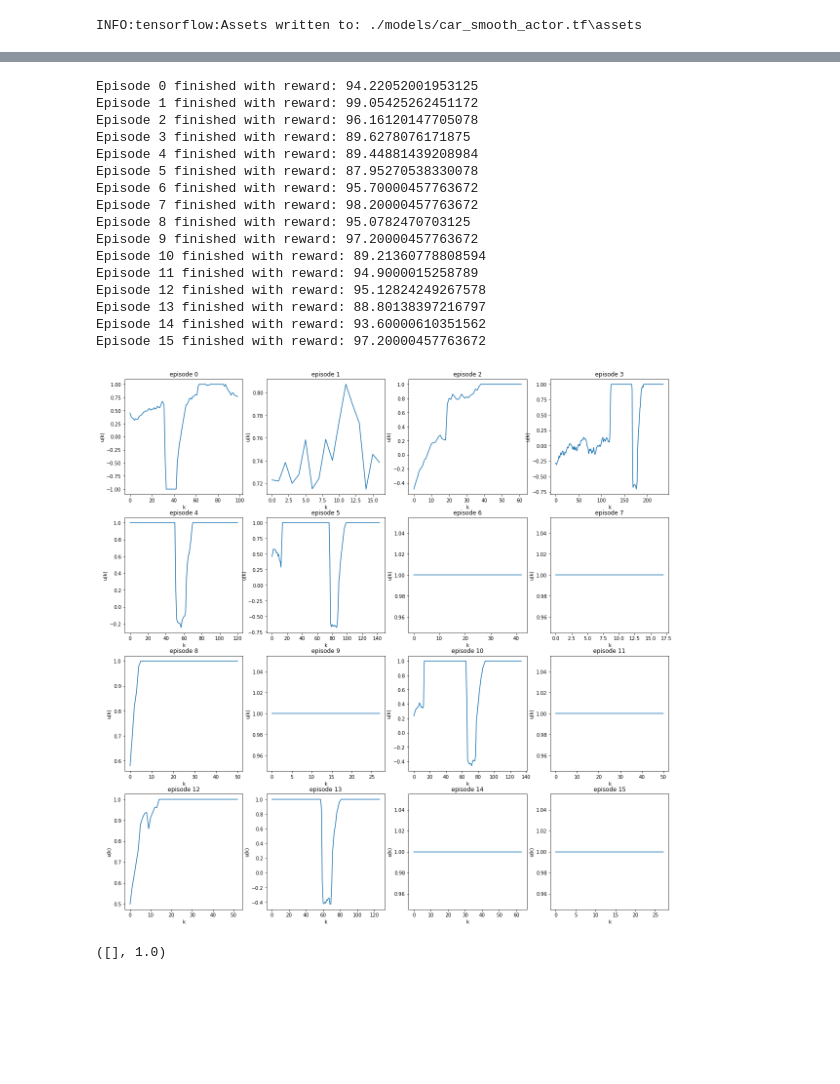
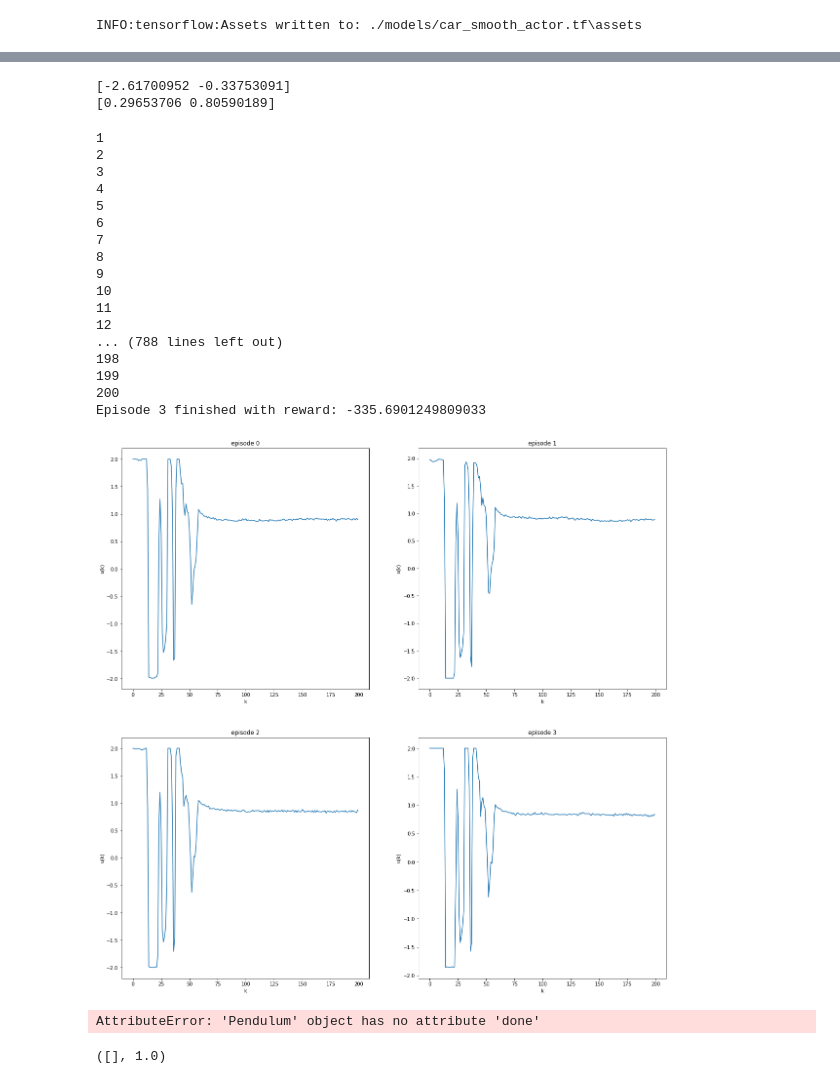
Before and after one commit to Ramlaoui/guaranteed-nn-control, a Jupyter notebook: main_ddpg.ipynb, the cells around one changed output, grey strips where cells are left out. Cells and saved outputs as stored; diff of their text form; code cells hidden in the pictures; blank space fills up the shorter version.

```diff
--- a/main_ddpg.ipynb
+++ b/main_ddpg.ipynb
@@ -40,6 +40,3 @@ def plot_3d(env, actor, N=1000, pendulum=False):
     ax.set_zlabel('z: action')
 
     plt.show()
-# %%
-with tf.device('/cpu:0'):
-    agent.start_training(env, agent, n_episodes=300)
@@ -96,11 +74,11 @@ agent = DDPG(env.observation_space.shape[0], 1, upper_bounds=env.action_space.hi
 agent.actor = keras.models.load_model("./models/car_smooth_actor.tf")
 plot_3d(env, agent.actor, N=2000, pendulum=False)
 
-env = MountainCar()
+env = Pendulum()
 env.reset()
 agent = DDPG(env.observation_space.shape[0], 1, upper_bounds=env.action_space.high, n_layer1=16, n_layer2=16, batch_size=16, noise_std=0.4, epsilon_s=0.05, lambda_smooth=0, D_s=10)
-agent.actor = keras.models.load_model("./models/car_actor.tf")
-plot_3d(env, agent.actor, N=2000, pendulum=False)
+agent.actor = keras.models.load_model("./models/pendulum_actor_16_small_interval.tf")
+plot_3d(env, agent.actor, N=2000, pendulum=True)
 
 env = Pendulum()
 env.reset()
@@ -114,27 +92,40 @@ plot_3d(env, agent.actor, N=2000, pendulum=True)
 # %%
-env = Pendulum()
-env.reset()
-agent = DDPG(env.observation_space.shape[0], 1, upper_bounds=env.action_space.high, n_layer1=16, n_layer2=16, batch_size=16, noise_std=0.1, epsilon_s=0.05, lambda_smooth=0.2, D_s=10)
-agent.actor = keras.models.load_model("./models/car_smooth_actor.tf")
-eps_rewards, observations, actions = play(env, agent, n_games= 16, input_interval=input_interval, plot=True)
+%matplotlib inline
+with tf.device("/cpu:0"):
+    env = pendulum()
+    print(env.unwrapped.state)
+    env.reset()
+    print(env.state)
+    agent = DDPG(env.observation_space.shape[0], 1, upper_bounds=env.action_space.high, n_layer1=16, n_layer2=16, batch_size=16, noise_std=0.1, epsilon_s=0.05, lambda_smooth=0.2, D_s=10)
+    agent.actor = keras.models.load_model("./models/pendulum_smooth_actor3.tf")
+    input_interval = Interval(interval=[[np.pi,np.pi+0.01], [1, 1+0.01]])
+    eps_rewards, observations, actions = play(env, agent, n_games= 4, input_interval=input_interval, plot=True, watch=False)
 # %% [output]
-Episode 0 finished with reward: 94.22052001953125
-Episode 1 finished with reward: 99.05425262451172
-Episode 2 finished with reward: 96.16120147705078
-Episode 3 finished with reward: 89.6278076171875
-Episode 4 finished with reward: 89.44881439208984
-Episode 5 finished with reward: 87.95270538330078
-Episode 6 finished with reward: 95.70000457763672
-Episode 7 finished with reward: 98.20000457763672
-Episode 8 finished with reward: 95.0782470703125
-Episode 9 finished with reward: 97.20000457763672
-Episode 10 finished with reward: 89.21360778808594
-Episode 11 finished with reward: 94.9000015258789
-Episode 12 finished with reward: 95.12824249267578
-Episode 13 finished with reward: 88.80138397216797
-Episode 14 finished with reward: 93.60000610351562
-Episode 15 finished with reward: 97.20000457763672
+[-2.61700952 -0.33753091]
+[0.29653706 0.80590189]
+1
+2
+3
+4
+5
+6
+7
+8
+9
+10
+11
+12
+... (788 lines left out)
+198
+199
+200
+Episode 3 finished with reward: -335.6901249809033
-[figure, old version]
+[figure, new version]
+# %%
+env = Pendulum()
+print(env.done)
+# %% [output]
+AttributeError: 'Pendulum' object has no attribute 'done'
 # %%
 def success(observation, epsilon=1e-1):
     observation = np.array(observation)
```
Also changed, not shown: parts of 5 cells of this notebook, 10 other files.
